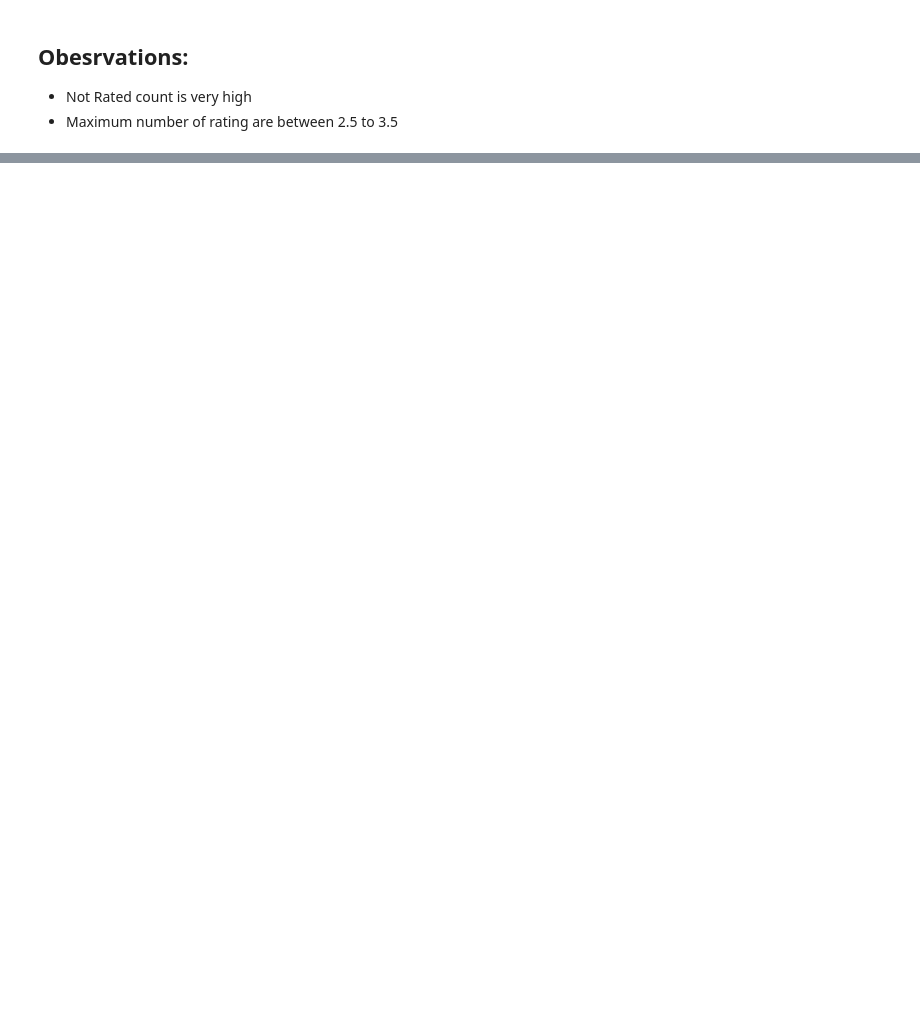
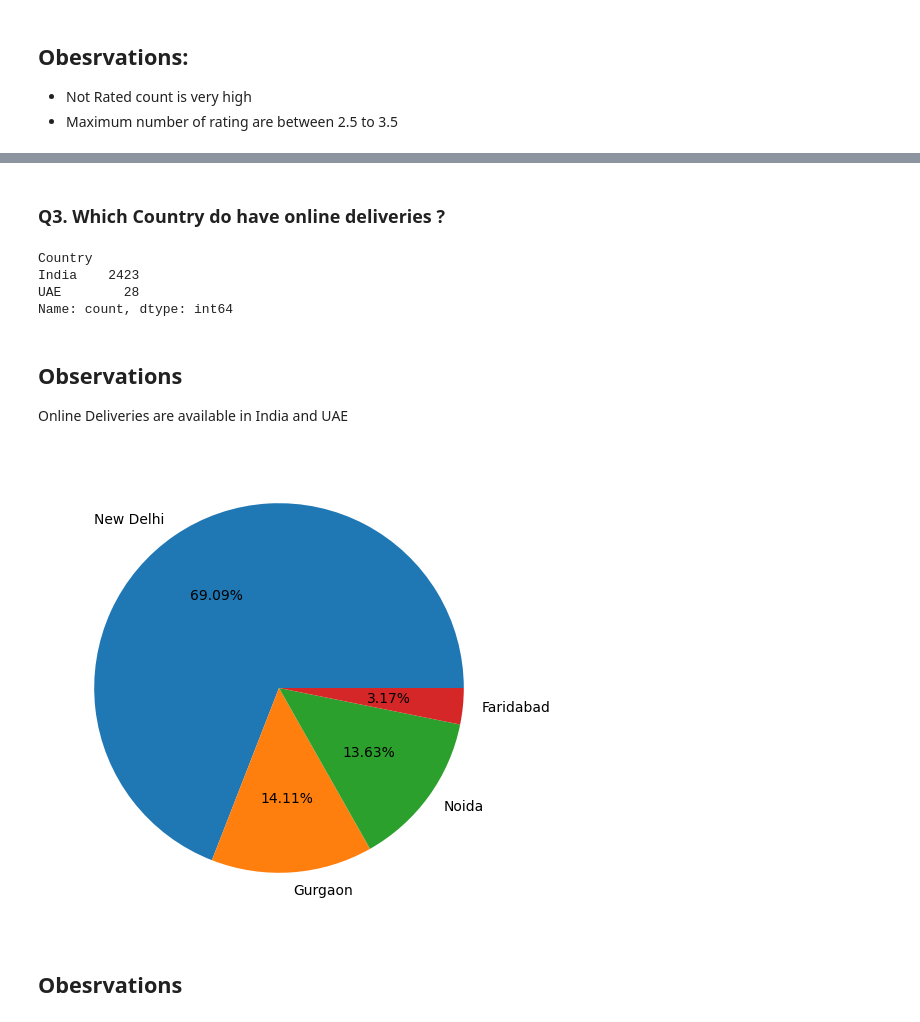
Before and after one commit to ReDxDaGer/Zomato-Data-Analysis, a Jupyter notebook: Data-analysis.ipynb, the cells around one changed output, grey strips where cells are left out. Drawn from its saved outputs; the diff is of its cells as text; code cells hidden in the pictures; blank space fills up the shorter version.

```diff
--- a/Data-analysis.ipynb
+++ b/Data-analysis.ipynb
@@ -279,0 +321,23 @@ The palette list has fewer values (5) than needed (6) and will cycle, which may
+# %% [markdown]
+### Q3. Which Country do have online deliveries ?
+# %%
+final_df[final_df['Has Online delivery'] == 'Yes'].Country.value_counts()
+# %% [output]
+Country
+India    2423
+UAE        28
+Name: count, dtype: int64
+# %% [markdown]
+## Observations
+Online Deliveries are available in India and UAE
+# %%
+## Creating a Pie chart for cities Distribution
+City_val = final_df.City.value_counts().values
+City_labels = final_df.City.value_counts().index
+# %%
+plt.pie(City_val[:4],labels=City_labels[:4], autopct='%1.2f%%')
+plt.show()
+# %% [output]
+[figure, added]
+# %% [markdown]
+## Obesrvations
```
Also changed, not shown: parts of 10 cells of this notebook.
